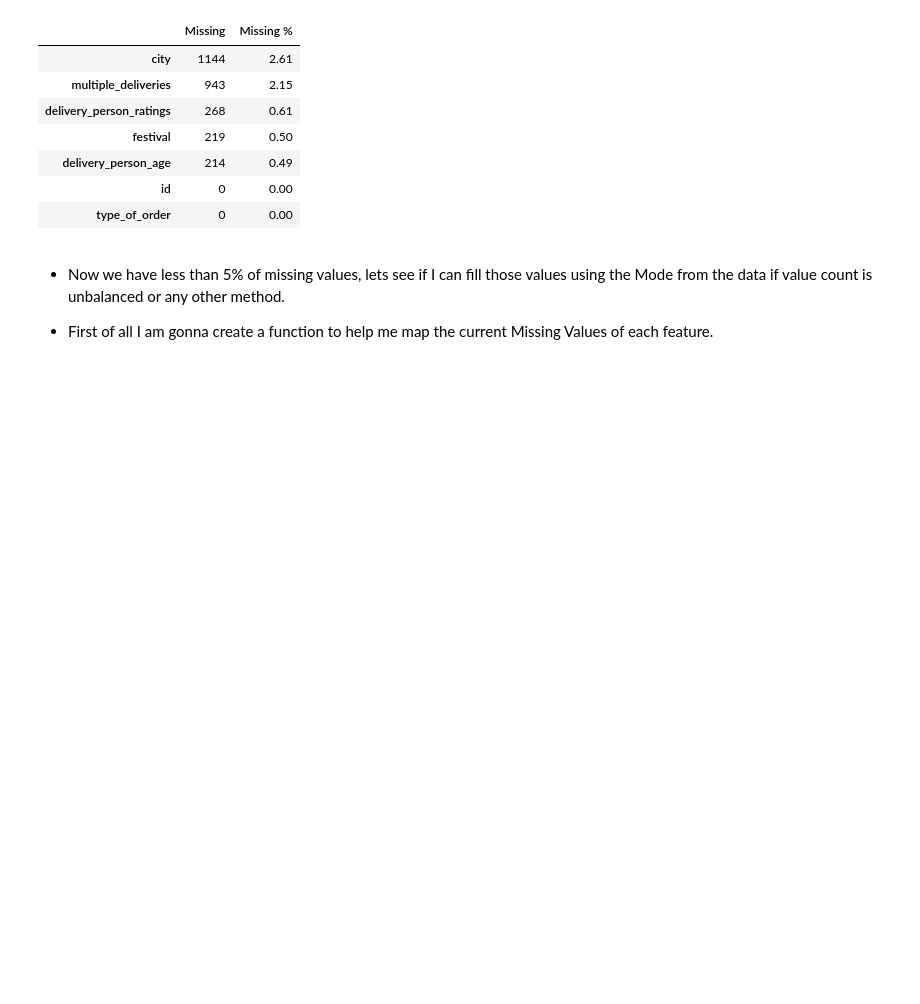
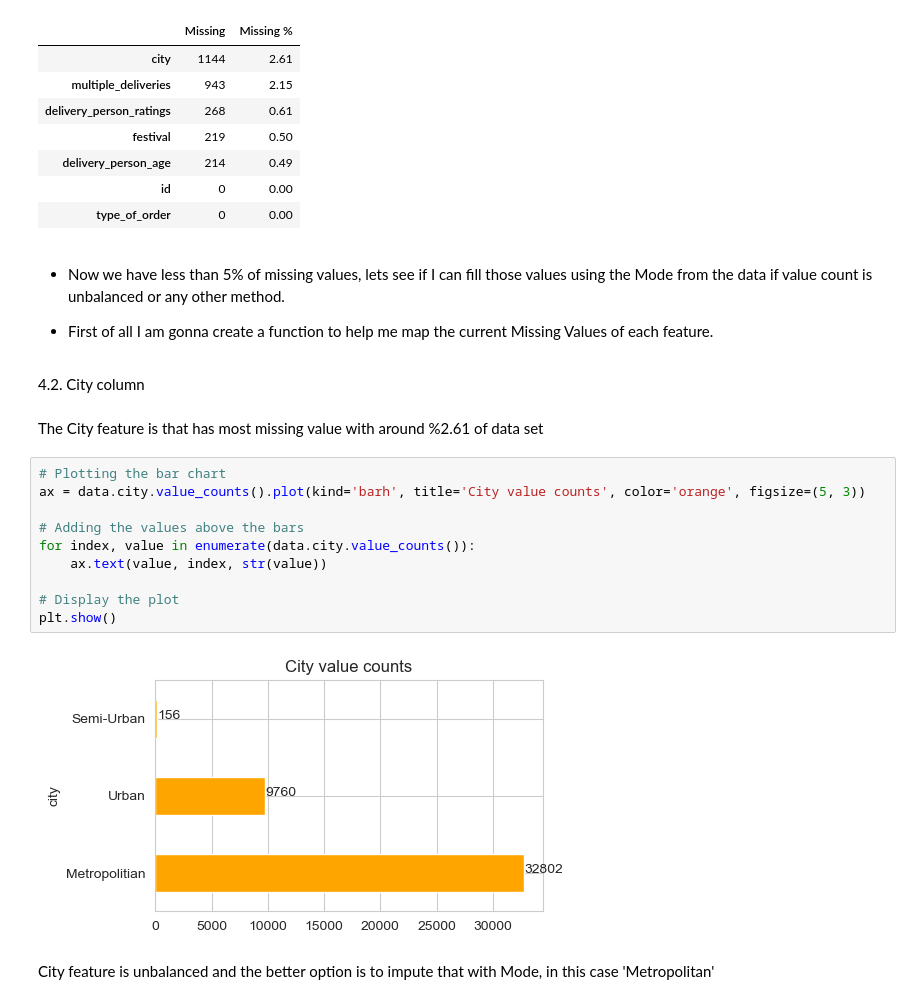
Before and after one commit to veyselaytekin1/lieferando_delivery_time_predictor, a Jupyter notebook: notebooks/2- acquire_train_and_test_data.ipynb, the cells around one changed output. Saved outputs shown, nothing was run; the diff lists cells and outputs as text; blank space fills up the shorter version.

```diff
--- a/notebooks/2- acquire_train_and_test_data.ipynb
+++ b/notebooks/2- acquire_train_and_test_data.ipynb
@@ -374,3 +367,21 @@ MissingValues
 - Now we have less than 5% of missing values, lets see if I can fill those values using the Mode from the data if value count is unbalanced or any other method.
 
 - First of all I am gonna create a function to help me map the current Missing Values of each feature.
+# %% [markdown]
+4.2. City column
+# %% [markdown]
+The City feature is that has  most missing value with around %2.61 of data set
+# %%
+# Plotting the bar chart
+ax = data.city.value_counts().plot(kind='barh', title='City value counts', color='orange', figsize=(5, 3))
+
+# Adding the values above the bars
+for index, value in enumerate(data.city.value_counts()):
+    ax.text(value, index, str(value))
+
+# Display the plot
+plt.show()
+# %% [output]
+[figure, added]
+# %% [markdown]
+City feature is unbalanced and the better option is to impute that with Mode, in this case 'Metropolitan'
```
Also changed, not shown: parts of 4 cells of this notebook, 1 other file.
